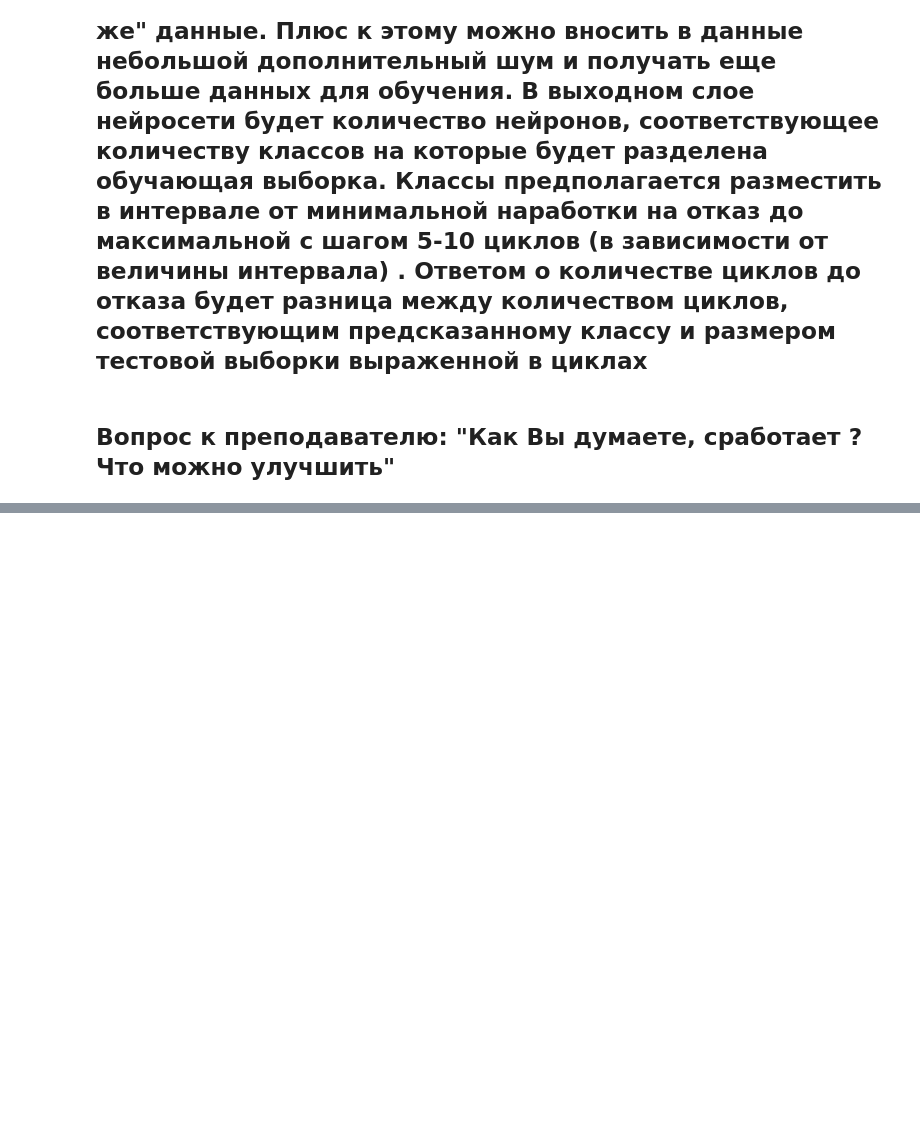
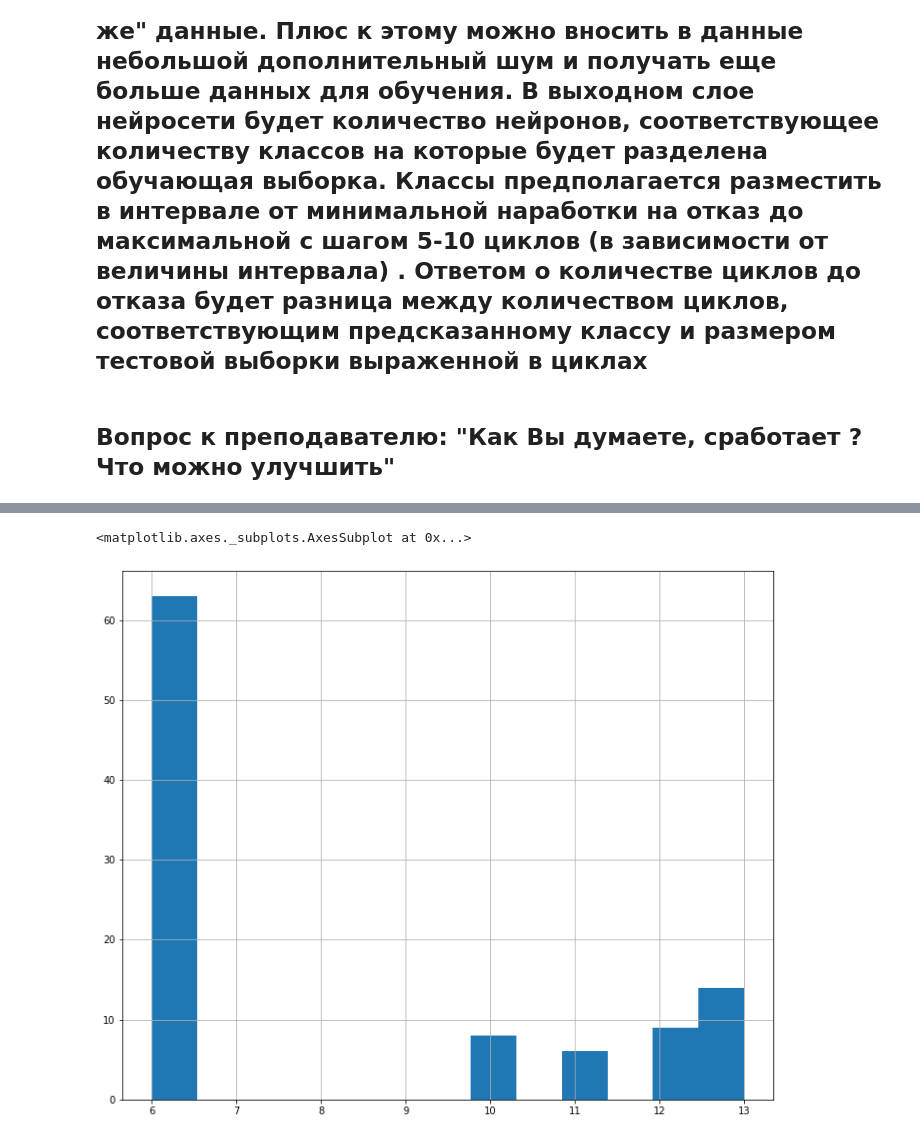
Before and after one commit to ikucherevsky/netology_diplom, a Jupyter notebook: version_2.ipynb, the cells around one changed output, grey strips where cells are left out. Saved outputs shown, nothing was run; the diff lists cells and outputs as text; code cells hidden in the pictures; blank space fills up the shorter version.

```diff
--- a/version_2.ipynb
+++ b/version_2.ipynb
@@ -215,12 +215,13 @@ Index(['unit_number', 'time_in_cycles', 'setting_1', 'setting_2', 'T24', 'T30',
 # %% [markdown]
 ## Предсказание количества циклов до отказа на основе аппроксимации огибающей результатов измерений квадратным многочленом
 # %%
-show = True
+show = False
 period = 10
 window = 15
 RES = []
+otkaz = []
 # for unit_number in range(34,36): здесь задаются те двигатели, для которых будет производиться анализ
-for unit_number in range(34,36):
+for unit_number in range(1,101):
 
     unit = fd_001_train[fd_001_train['unit_number']== unit_number]
     unit.drop(columns=['unit_number','time_in_cycles','setting_1','setting_2'],inplace=True)
@@ -275,5 +276,6 @@ for unit_number in range(34,36):
     if result < 0:
         result = 0
     RES.append(result)
-    print(f'ресурс работы двигателя {unit_number} до отказа {result} циклов')
+    otkaz.append(resource.index(min(res)))
+    print(f'ресурс работы двигателя {unit_number} до отказа {result} циклов отказавший элемент {resource.index(min(res))}')
 # %% [output]
@@ -313,3 +326,9 @@ def amplitude(x):
     for i in range(len(x) - 1):
         amp.append(abs(x[i]-x[i+1]))
     return sum(amp) / (len(x) - 1)
+# %%
+s=[0 for x in range(100)]
+# %%
+failure = pd.DataFrame(otkaz,s).reset_index()
+# %%
+failure.columns = ['zero','Failure_element']
@@ -315,0 +344,5 @@ def amplitude(x):
+# %%
+failure['Failure_element'].hist(bins=13)
+# %% [output]
+<matplotlib.axes._subplots.AxesSubplot at 0x...>
+[figure, added]
```
Also changed, not shown: parts of 4 cells of this notebook, 4 other files.
